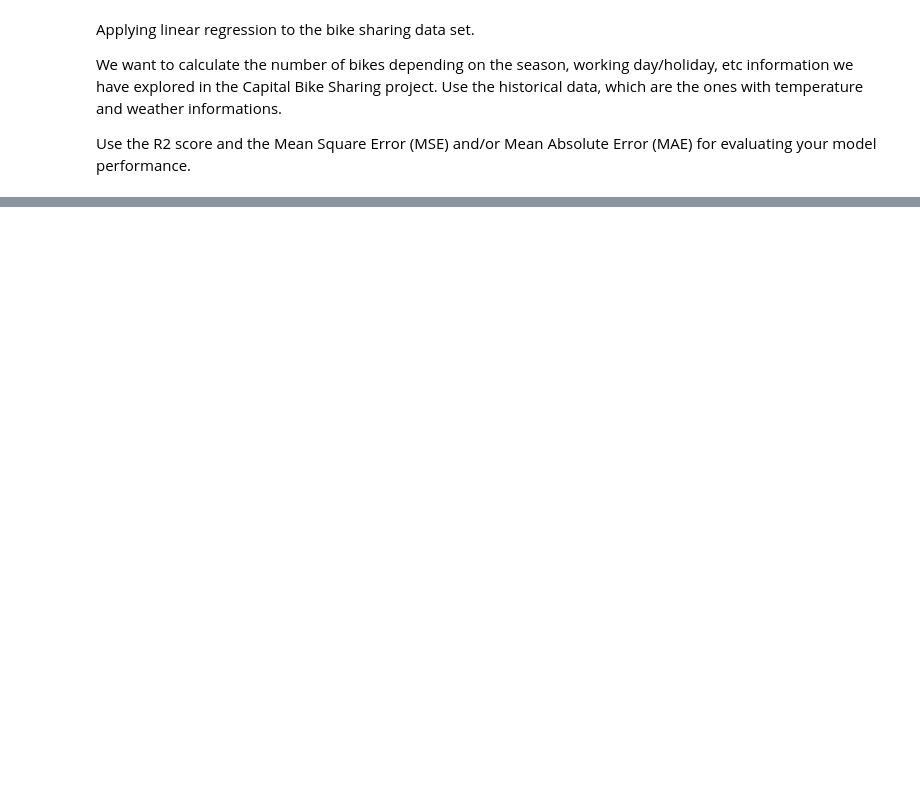
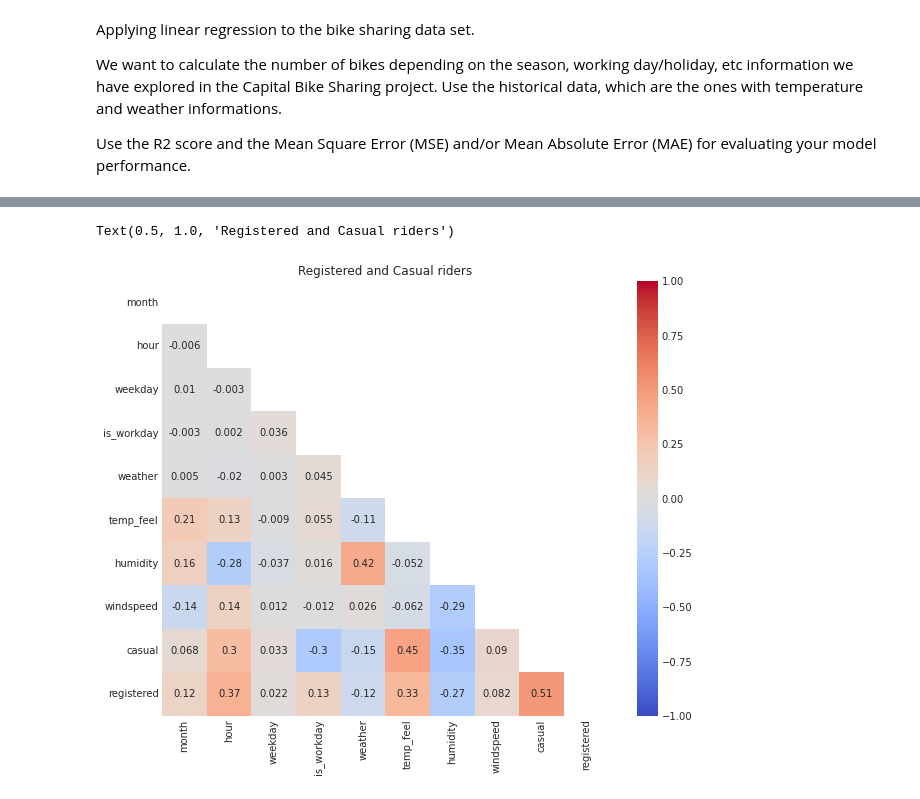
Before and after one commit to jmb-oddbook/bikes_project, a Jupyter notebook: bikes_regress.ipynb, the cells around one changed output, grey strips where cells are left out. Cells and saved outputs as stored; diff of their text form; code cells hidden in the pictures; blank space fills up the shorter version.

```diff
--- a/bikes_regress.ipynb
+++ b/bikes_regress.ipynb
@@ -32,0 +74,11 @@ Index(['date_time', 'instant', 'date_day', 'season', 'year', 'month', 'hour',
+# %%
+correlations = hourly_two_riders.corr(method='pearson', min_periods=1).round(3)
+
+plt.figure(figsize=(10, 8))
+mask = np.triu(np.ones_like(correlations, dtype=bool))
+heatmap = sb.heatmap(correlations, annot=True, linewidths=0, vmin=-1, vmax=1, center=0, cmap="coolwarm", mask=mask)
+fig = heatmap.get_figure();
+plt.title('Registered and Casual riders')
+# %% [output]
+Text(0.5, 1.0, 'Registered and Casual riders')
+[figure, added]
```
Also changed, not shown: parts of 29 cells of this notebook, 3 other files.
